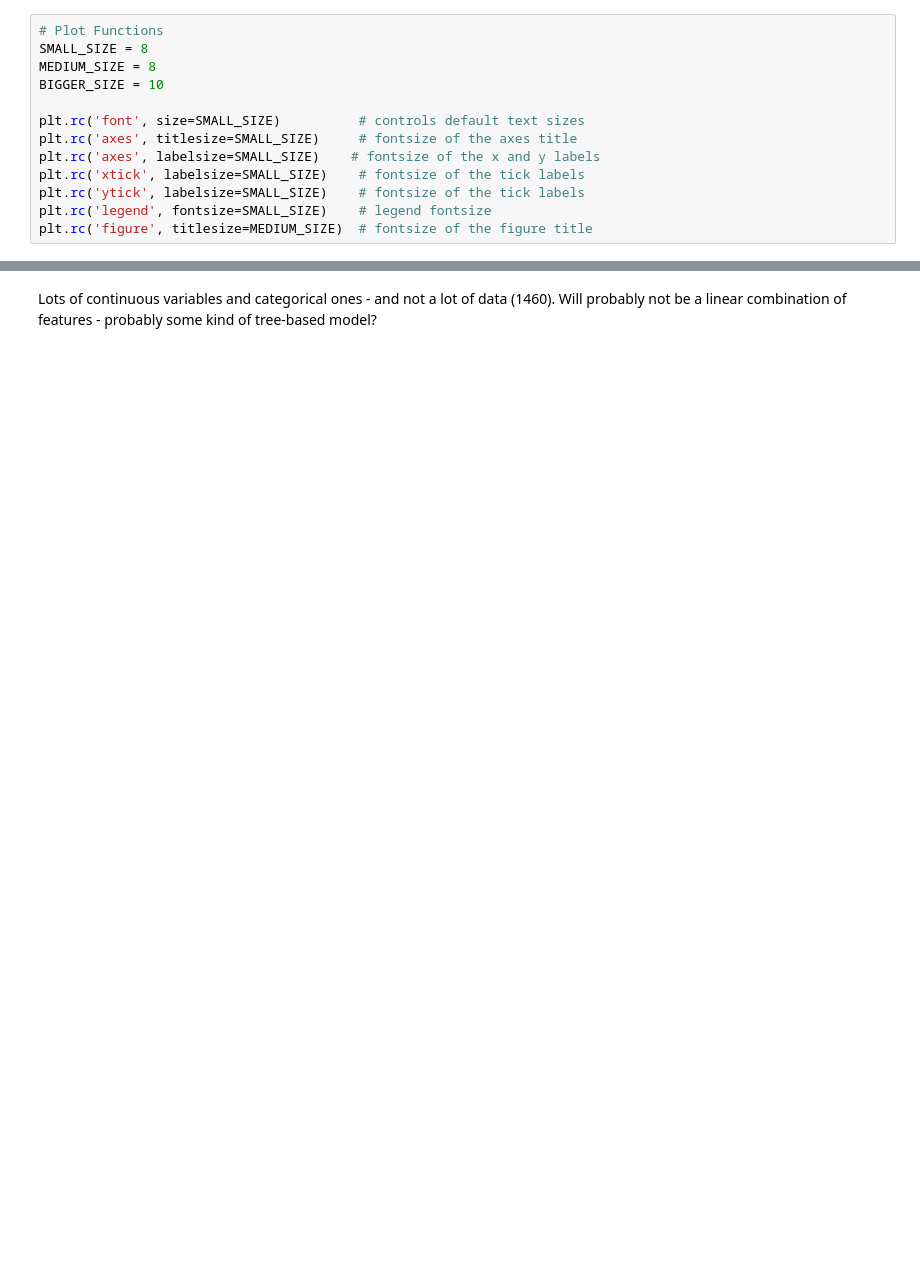
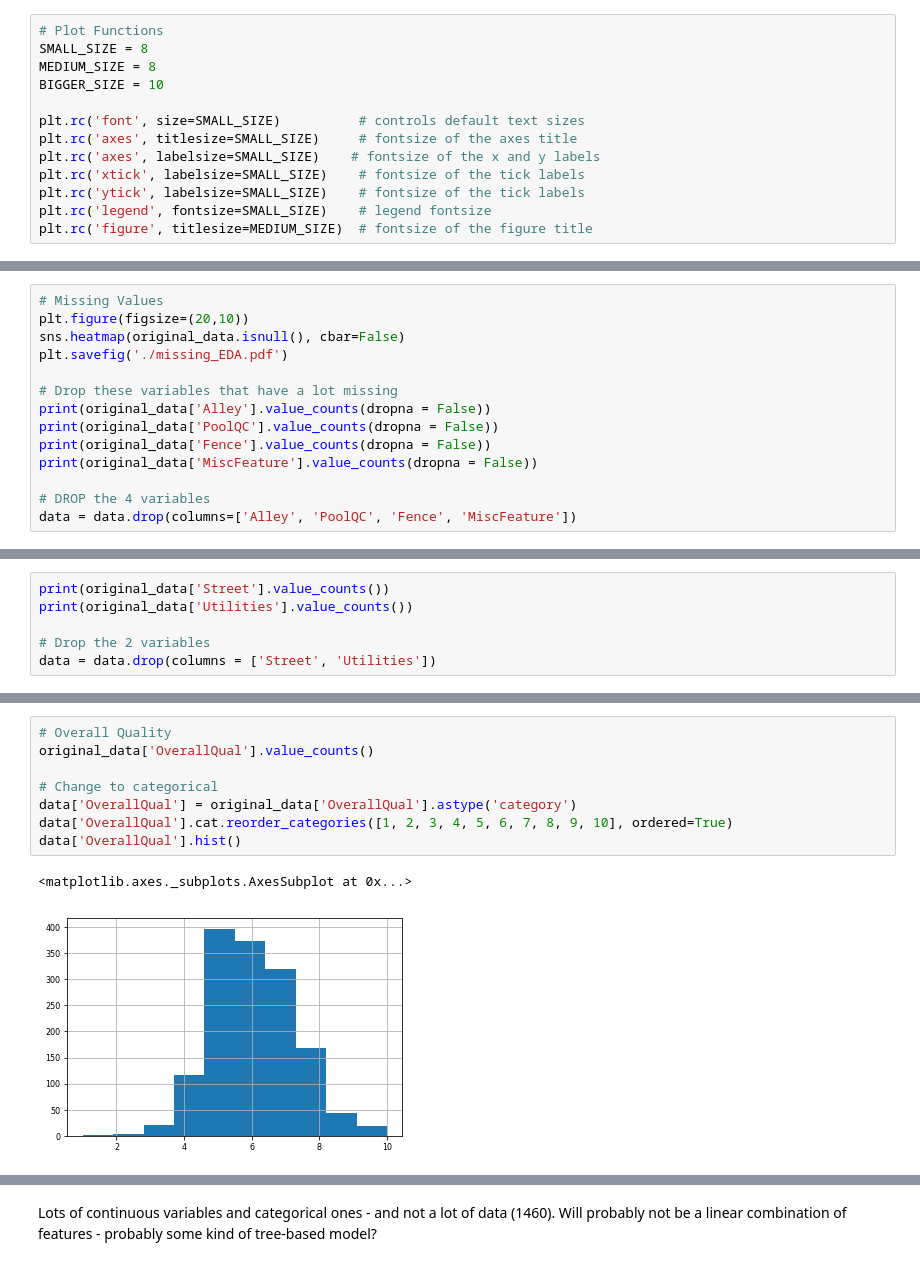
Before and after one commit to emrapport/w207_final_proj, a Jupyter notebook: HomePrices.ipynb, the cells around one changed output, grey strips where cells are left out. Cells and saved outputs as stored; diff of their text form; blank space fills up the shorter version.

```diff
--- a/HomePrices.ipynb
+++ b/HomePrices.ipynb
@@ -65,0 +46,14 @@ pd.DataFrame(original_data.columns.values).to_csv('colnames.csv')
+# %%
+# Missing Values
+plt.figure(figsize=(20,10))
+sns.heatmap(original_data.isnull(), cbar=False)
+plt.savefig('./missing_EDA.pdf')
+
+# Drop these variables that have a lot missing
+print(original_data['Alley'].value_counts(dropna = False))
+print(original_data['PoolQC'].value_counts(dropna = False))
+print(original_data['Fence'].value_counts(dropna = False))
+print(original_data['MiscFeature'].value_counts(dropna = False))
+
+# DROP the 4 variables
+data = data.drop(columns=['Alley', 'PoolQC', 'Fence', 'MiscFeature'])
@@ -65,0 +79,6 @@ pd.DataFrame(original_data.columns.values).to_csv('colnames.csv')
+# %%
+print(original_data['Street'].value_counts())
+print(original_data['Utilities'].value_counts())
+
+# Drop the 2 variables
+data = data.drop(columns = ['Street', 'Utilities'])
@@ -65,0 +156,11 @@ pd.DataFrame(original_data.columns.values).to_csv('colnames.csv')
+# %%
+# Overall Quality
+original_data['OverallQual'].value_counts()
+
+# Change to categorical
+data['OverallQual'] = original_data['OverallQual'].astype('category')
+data['OverallQual'].cat.reorder_categories([1, 2, 3, 4, 5, 6, 7, 8, 9, 10], ordered=True)
+data['OverallQual'].hist()
+# %% [output]
+<matplotlib.axes._subplots.AxesSubplot at 0x...>
+[figure, added]
```
Also changed, not shown: parts of 105 cells of this notebook, 1 other file.
